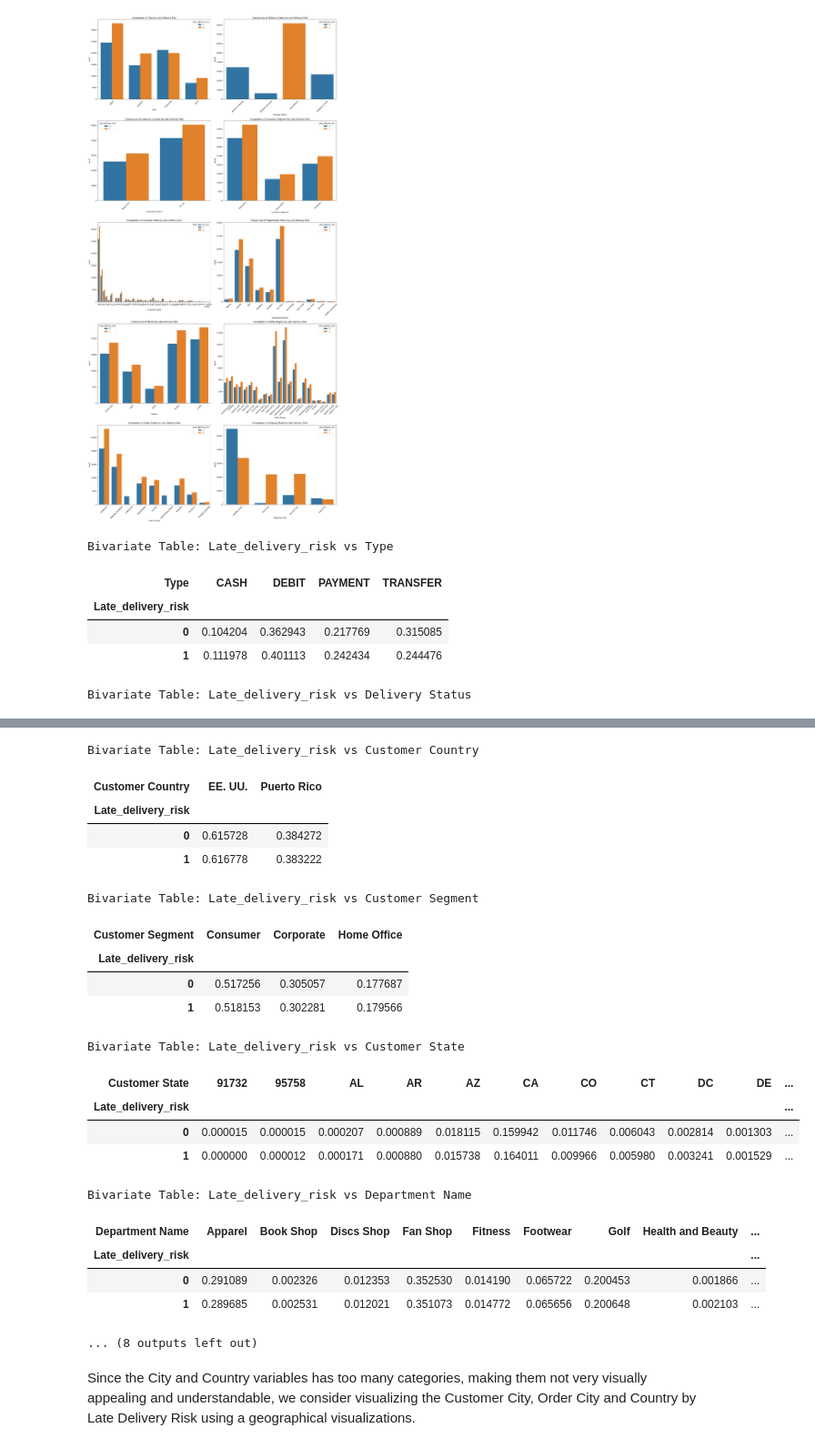
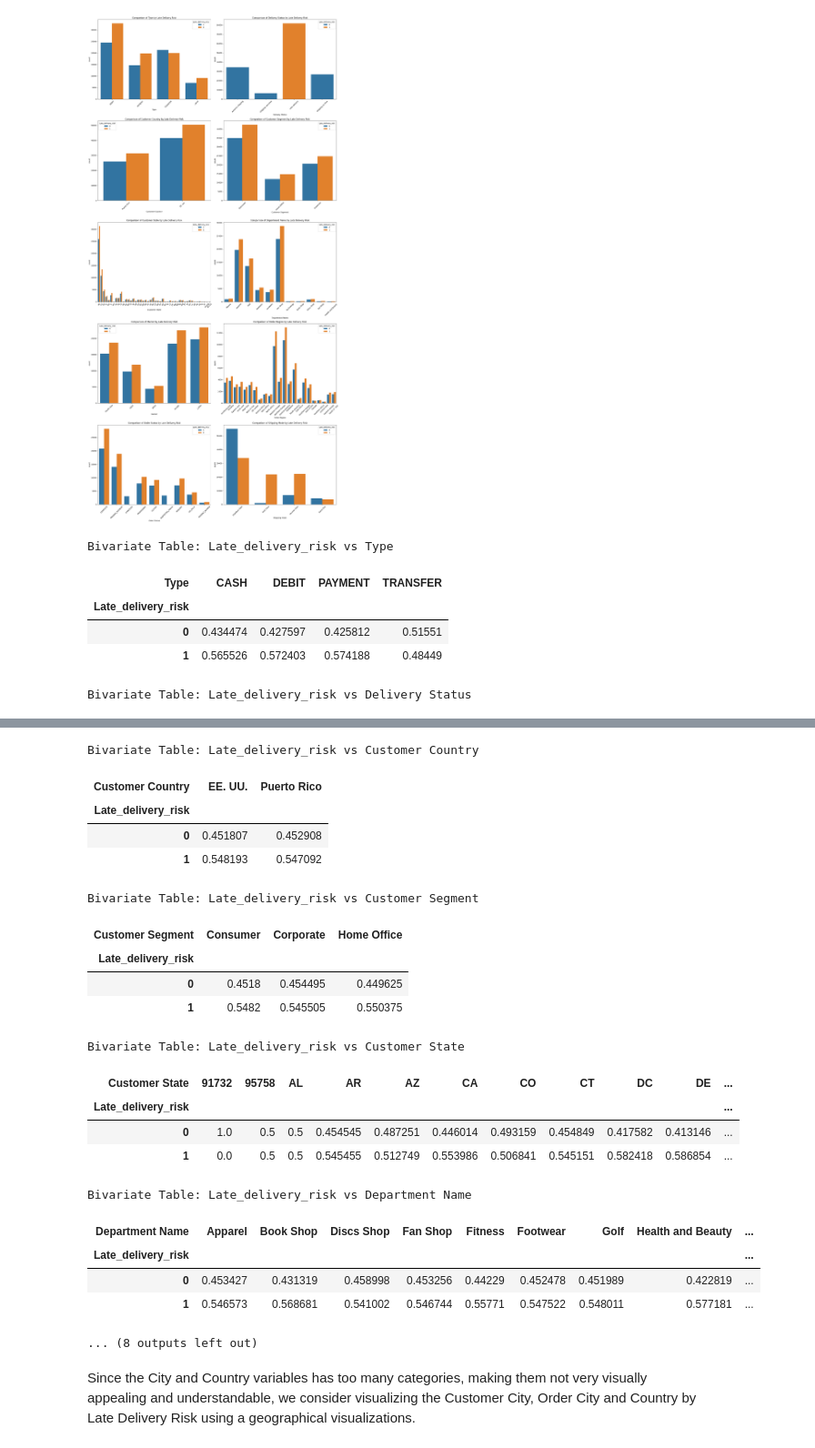
Before and after one commit to McGill-MMA-EnterpriseAnalytics/supply_chain_analytics, a Jupyter notebook: Data Cleaning-Preprocessing.ipynb, the cells around one changed output, grey strips where cells are left out. Shown at 91% size. Saved outputs shown, nothing was run; the diff lists cells and outputs as text; code cells hidden in the pictures.

```diff
--- a/Data Cleaning-Preprocessing.ipynb
+++ b/Data Cleaning-Preprocessing.ipynb
@@ -490,7 +490,7 @@ bivariate_tables = {}
 # Loop over each remaining categorical variable and create a normalized crosstab
 for var in other_vars:
     # Create a normalized crosstab where rows are Late_delivery_risk and columns are the current variable
-    table = pd.crosstab(categorical_df[group_var], categorical_df[var], normalize='index')
+    table = pd.crosstab(categorical_df[group_var], categorical_df[var], normalize='columns')
     # Save the table with a descriptive key
     bivariate_tables[f"{group_var} vs {var}"] = table
 
@@ -502,8 +502,8 @@ for key, table in bivariate_tables.items():
 Bivariate Table: Late_delivery_risk vs Type
 | Type | CASH | DEBIT | PAYMENT | TRANSFER |
 | Late_delivery_risk |  |  |  |  |
-| 0 | 0.104204 | 0.362943 | 0.217769 | 0.315085 |
-| 1 | 0.111978 | 0.401113 | 0.242434 | 0.244476 |
+| 0 | 0.434474 | 0.427597 | 0.425812 | 0.51551 |
+| 1 | 0.565526 | 0.572403 | 0.574188 | 0.48449 |
 Bivariate Table: Late_delivery_risk vs Delivery Status
 | Delivery Status | Advance shipping | Late delivery | Shipping canceled | Shipping on time |
 | Late_delivery_risk |  |  |  |  |
@@ -512,23 +512,23 @@ Bivariate Table: Late_delivery_risk vs Delivery Status
 Bivariate Table: Late_delivery_risk vs Customer Country
 | Customer Country | EE. UU. | Puerto Rico |
 | Late_delivery_risk |  |  |
-| 0 | 0.615728 | 0.384272 |
-| 1 | 0.616778 | 0.383222 |
+| 0 | 0.451807 | 0.452908 |
+| 1 | 0.548193 | 0.547092 |
 Bivariate Table: Late_delivery_risk vs Customer Segment
 | Customer Segment | Consumer | Corporate | Home Office |
 | Late_delivery_risk |  |  |  |
-| 0 | 0.517256 | 0.305057 | 0.177687 |
-| 1 | 0.518153 | 0.302281 | 0.179566 |
+| 0 | 0.4518 | 0.454495 | 0.449625 |
+| 1 | 0.5482 | 0.545505 | 0.550375 |
 Bivariate Table: Late_delivery_risk vs Customer State
 | Customer State | 91732 | 95758 | AL | AR | AZ | CA | CO | CT | DC | DE | ... |
 | Late_delivery_risk |  |  |  |  |  |  |  |  |  |  | ... |
-| 0 | 0.000015 | 0.000015 | 0.000207 | 0.000889 | 0.018115 | 0.159942 | 0.011746 | 0.006043 | 0.002814 | 0.001303 | ... |
-| 1 | 0.000000 | 0.000012 | 0.000171 | 0.000880 | 0.015738 | 0.164011 | 0.009966 | 0.005980 | 0.003241 | 0.001529 | ... |
+| 0 | 1.0 | 0.5 | 0.5 | 0.454545 | 0.487251 | 0.446014 | 0.493159 | 0.454849 | 0.417582 | 0.413146 | ... |
+| 1 | 0.0 | 0.5 | 0.5 | 0.545455 | 0.512749 | 0.553986 | 0.506841 | 0.545151 | 0.582418 | 0.586854 | ... |
 Bivariate Table: Late_delivery_risk vs Department Name
 | Department Name | Apparel | Book Shop | Discs Shop | Fan Shop | Fitness | Footwear | Golf | Health and Beauty | ... |
 | Late_delivery_risk |  |  |  |  |  |  |  |  | ... |
-| 0 | 0.291089 | 0.002326 | 0.012353 | 0.352530 | 0.014190 | 0.065722 | 0.200453 | 0.001866 | ... |
-| 1 | 0.289685 | 0.002531 | 0.012021 | 0.351073 | 0.014772 | 0.065656 | 0.200648 | 0.002103 | ... |
+| 0 | 0.453427 | 0.431319 | 0.458998 | 0.453256 | 0.44229 | 0.452478 | 0.451989 | 0.422819 | ... |
+| 1 | 0.546573 | 0.568681 | 0.541002 | 0.546744 | 0.55771 | 0.547522 | 0.548011 | 0.577181 | ... |
 ... (8 outputs left out)
 # %% [markdown]
 Since the City and Country variables has too many categories, making them not very visually appealing and understandable, we consider visualizing the Customer City, Order City and Country by Late Delivery Risk using a geographical visualizations.
```
Also changed, not shown: parts of 5 cells of this notebook.
